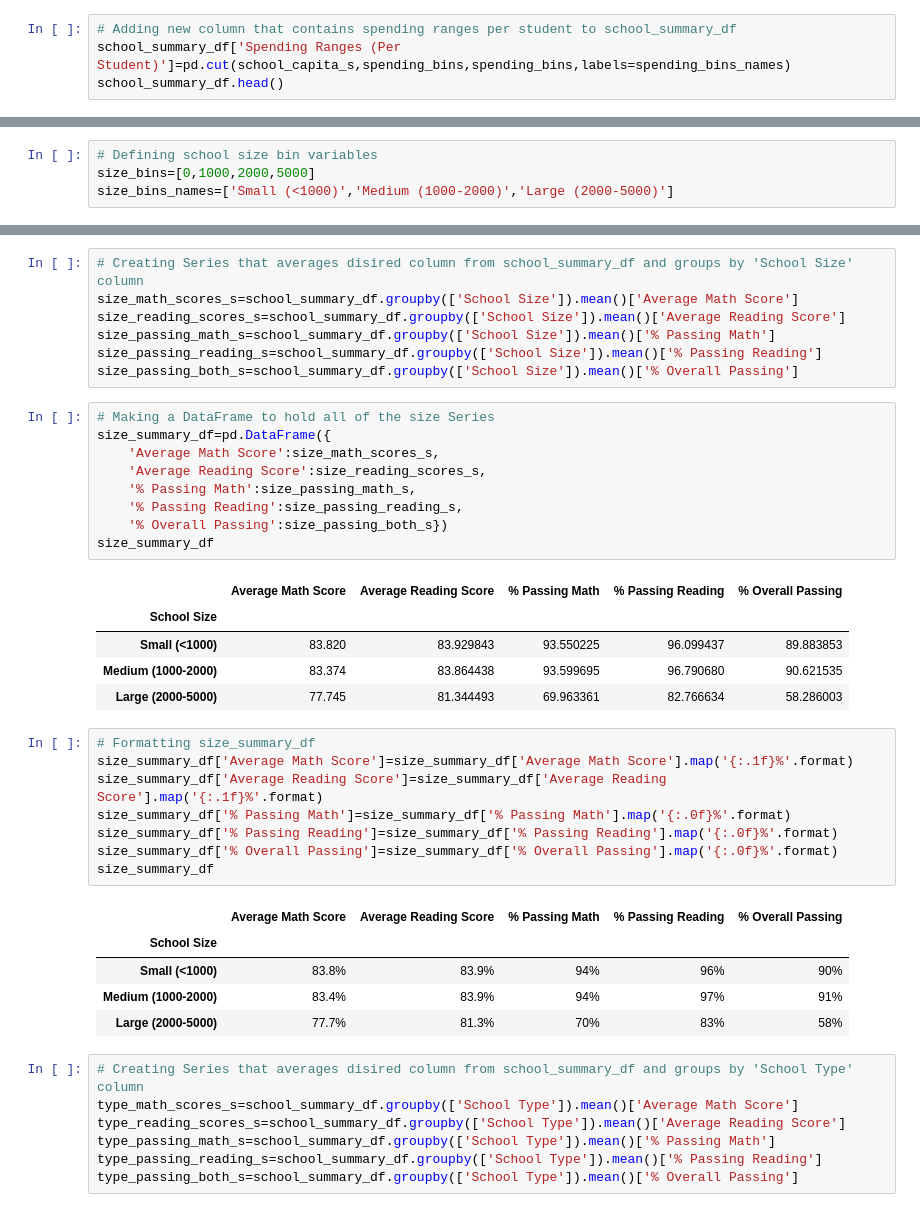
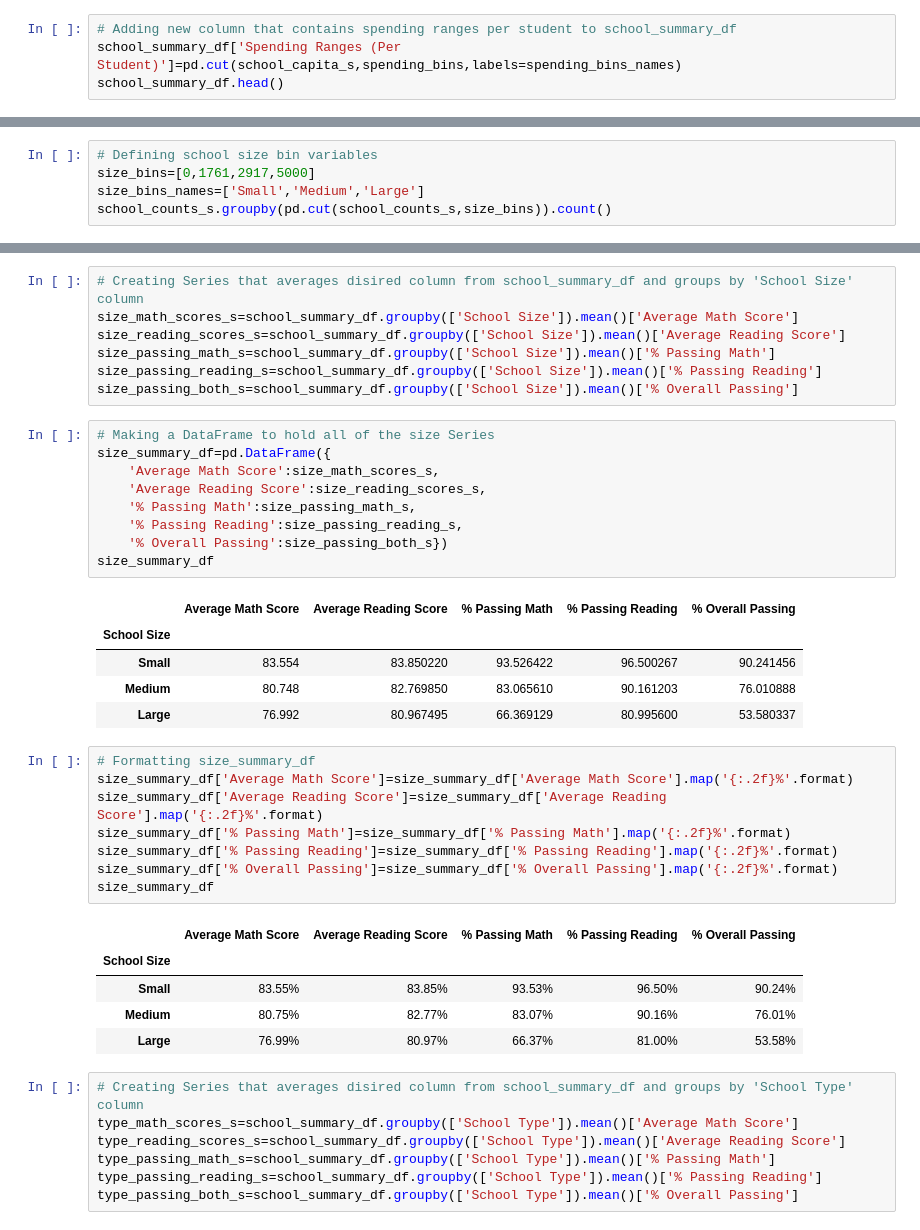
Before and after one commit to Ry-Avery/Pandas_School_District, a Jupyter notebook: PyCitySchools(Old).ipynb, the cells around one changed output, grey strips where cells are left out. Drawn from its saved outputs; the diff is of its cells as text.

```diff
--- a/PyCitySchools.ipynb
+++ b/PyCitySchools(Old).ipynb
@@ -470,7 +470,7 @@ school_capita_s.groupby(pd.cut(school_capita_s,spending_bins)).count()
 dtype: int64
 # %%
 # Adding new column that contains spending ranges per student to school_summary_df
-school_summary_df['Spending Ranges (Per Student)']=pd.cut(school_capita_s,spending_bins,spending_bins,labels=spending_bins_names)
+school_summary_df['Spending Ranges (Per Student)']=pd.cut(school_capita_s,spending_bins,labels=spending_bins_names)
 school_summary_df.head()
 # %% [output]
 |  | School Type | Total Students | Total School Budget | Per Student Budget | Average Math Score | ... |
@@ -520,4 +520,5 @@ spending_summary_df
 # %%
 # Defining school size bin variables
-size_bins=[0,1000,2000,5000]
-size_bins_names=['Small (<1000)','Medium (1000-2000)','Large (2000-5000)']
+size_bins=[0,1761,2917,5000]
+size_bins_names=['Small','Medium','Large']
+school_counts_s.groupby(pd.cut(school_counts_s,size_bins)).count()
@@ -551,23 +558,23 @@ size_summary_df
 # %% [output]
 |  | Average Math Score | Average Reading Score | % Passing Math | % Passing Reading | % Overall Passing |
 | School Size |  |  |  |  |  |
-| Small (<1000) | 83.820 | 83.929843 | 93.550225 | 96.099437 | 89.883853 |
-| Medium (1000-2000) | 83.374 | 83.864438 | 93.599695 | 96.790680 | 90.621535 |
-| Large (2000-5000) | 77.745 | 81.344493 | 69.963361 | 82.766634 | 58.286003 |
+| Small | 83.554 | 83.850220 | 93.526422 | 96.500267 | 90.241456 |
+| Medium | 80.748 | 82.769850 | 83.065610 | 90.161203 | 76.010888 |
+| Large | 76.992 | 80.967495 | 66.369129 | 80.995600 | 53.580337 |
 # %%
 # Formatting size_summary_df
-size_summary_df['Average Math Score']=size_summary_df['Average Math Score'].map('{:.1f}%'.format)
-size_summary_df['Average Reading Score']=size_summary_df['Average Reading Score'].map('{:.1f}%'.format)
-size_summary_df['% Passing Math']=size_summary_df['% Passing Math'].map('{:.0f}%'.format)
-size_summary_df['% Passing Reading']=size_summary_df['% Passing Reading'].map('{:.0f}%'.format)
-size_summary_df['% Overall Passing']=size_summary_df['% Overall Passing'].map('{:.0f}%'.format)
+size_summary_df['Average Math Score']=size_summary_df['Average Math Score'].map('{:.2f}%'.format)
+size_summary_df['Average Reading Score']=size_summary_df['Average Reading Score'].map('{:.2f}%'.format)
+size_summary_df['% Passing Math']=size_summary_df['% Passing Math'].map('{:.2f}%'.format)
+size_summary_df['% Passing Reading']=size_summary_df['% Passing Reading'].map('{:.2f}%'.format)
+size_summary_df['% Overall Passing']=size_summary_df['% Overall Passing'].map('{:.2f}%'.format)
 size_summary_df
 # %% [output]
 |  | Average Math Score | Average Reading Score | % Passing Math | % Passing Reading | % Overall Passing |
 | School Size |  |  |  |  |  |
-| Small (<1000) | 83.8% | 83.9% | 94% | 96% | 90% |
-| Medium (1000-2000) | 83.4% | 83.9% | 94% | 97% | 91% |
-| Large (2000-5000) | 77.7% | 81.3% | 70% | 83% | 58% |
+| Small | 83.55% | 83.85% | 93.53% | 96.50% | 90.24% |
+| Medium | 80.75% | 82.77% | 83.07% | 90.16% | 76.01% |
+| Large | 76.99% | 80.97% | 66.37% | 81.00% | 53.58% |
 # %%
 # Creating Series that averages disired column from school_summary_df and groups by 'School Type' column
 type_math_scores_s=school_summary_df.groupby(['School Type']).mean()['Average Math Score']
```
Also changed, not shown: parts of 3 cells of this notebook, 1 other file.
